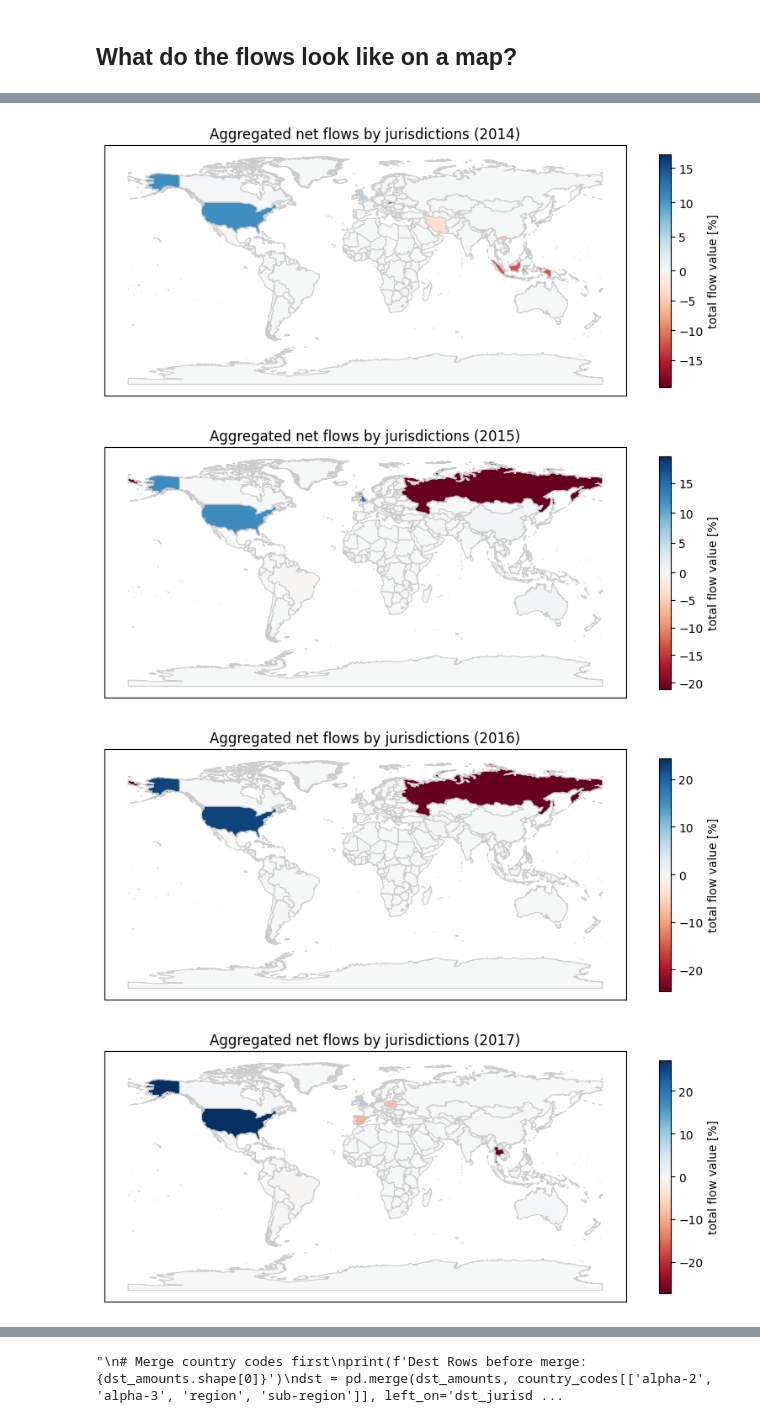
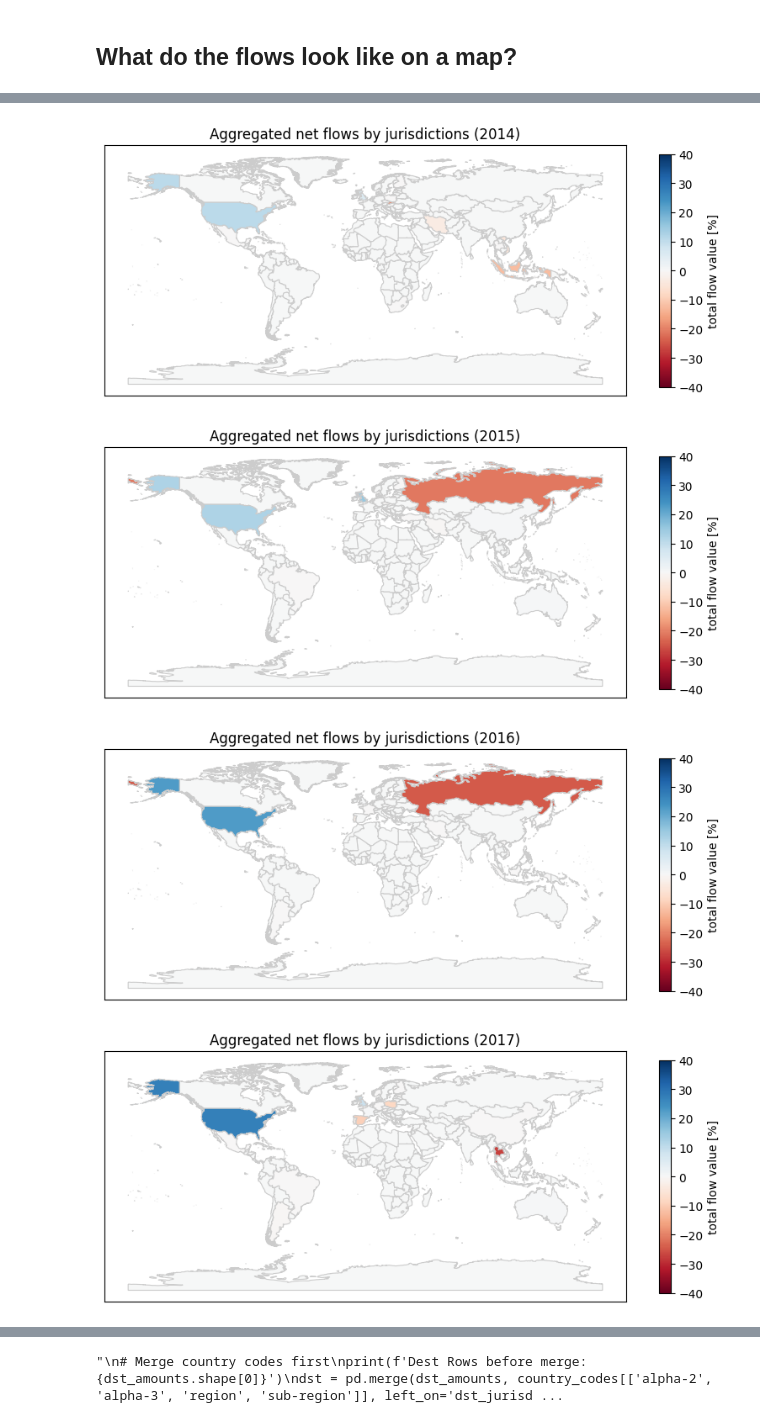
Before and after one commit to FlowDrucka64/MoneyFlow, a Jupyter notebook: data_exploration.ipynb, the cells around one changed output, grey strips where cells are left out. Cells and saved outputs as stored; diff of their text form; code cells hidden in the pictures.

```diff
--- a/data_exploration.ipynb
+++ b/data_exploration.ipynb
@@ -1057,7 +1057,7 @@ def plot_net_flows_by_year_heatmap(src_amounts,dst_amounts,year,save):
     c_merged_data = c_merged_data.fillna(0)
 
     # normalize color
-    vmin, vmax, vcenter = c_merged_data.value_USD.min(), c_merged_data.value_USD.max(), 0
+    vmin, vmax, vcenter = -40, 40, 0
     norm = TwoSlopeNorm(vmin=vmin, vcenter=vcenter, vmax=vmax)
 
     # create a normalized colorbar
@@ -1091,4 +1091,4 @@ interactive(children=(IntSlider(value=2017, description='year', max=2022, min=20
-[figure, old version]
+[figure, new version]
-[figure, old version]
+[figure, new version]
-[figure, old version]
+[figure, new version]
-[figure, old version]
+[figure, new version]
```
Also changed, not shown: parts of 1 cell of this notebook.
